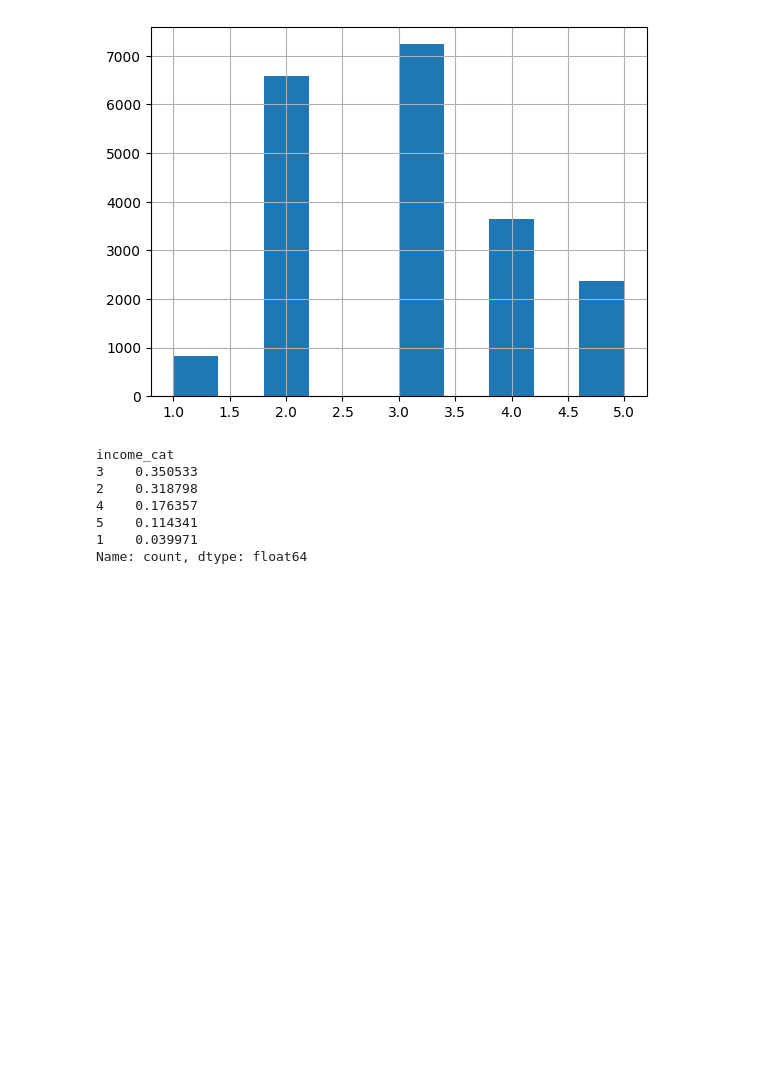
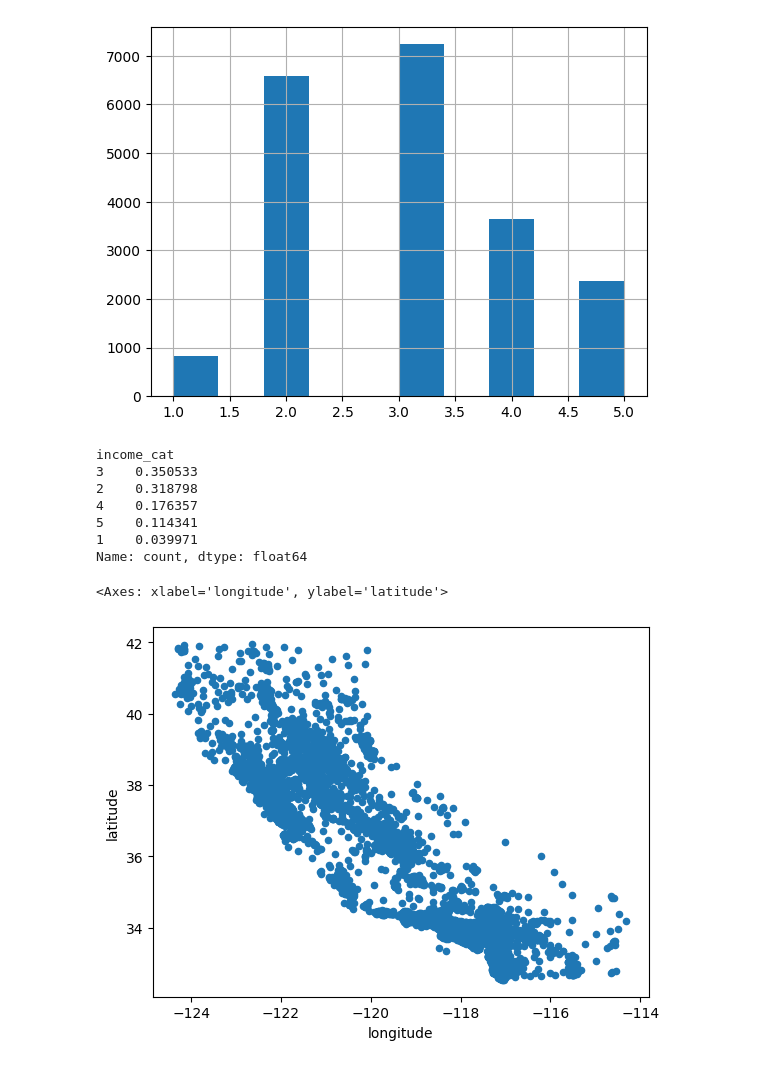
Before and after one commit to Danilo-Guedes/hands-on-ml-book-danilo, a Jupyter notebook: Housing.ipynb, the cells around one changed output. Saved outputs shown, nothing was run; the diff lists cells and outputs as text; code cells hidden in the pictures; blank space fills up the shorter version.

```diff
--- a/Housing.ipynb
+++ b/Housing.ipynb
@@ -192,3 +192,11 @@ Name: count, dtype: float64
 
 for set_ in (strat_train_set, strat_test_set):
     set_.drop("income_cat", axis=1, inplace=True)
+# %%
+housing_copy = strat_train_set.copy()
+
+# a geographical scatterplot of the data
+housing_copy.plot(kind="scatter", x="longitude", y="latitude")
+# %% [output]
+<Axes: xlabel='longitude', ylabel='latitude'>
+[figure, added]
```
Also changed, not shown: parts of 5 cells of this notebook.
